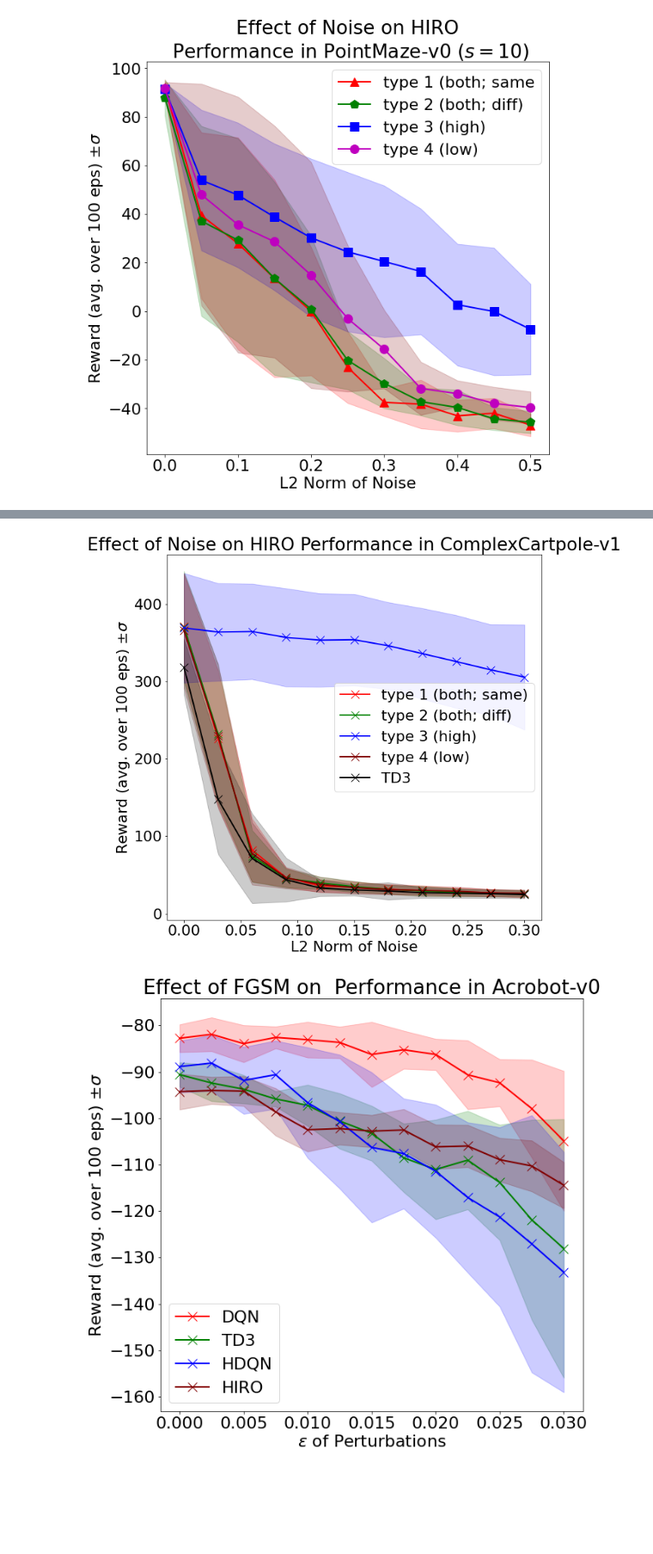
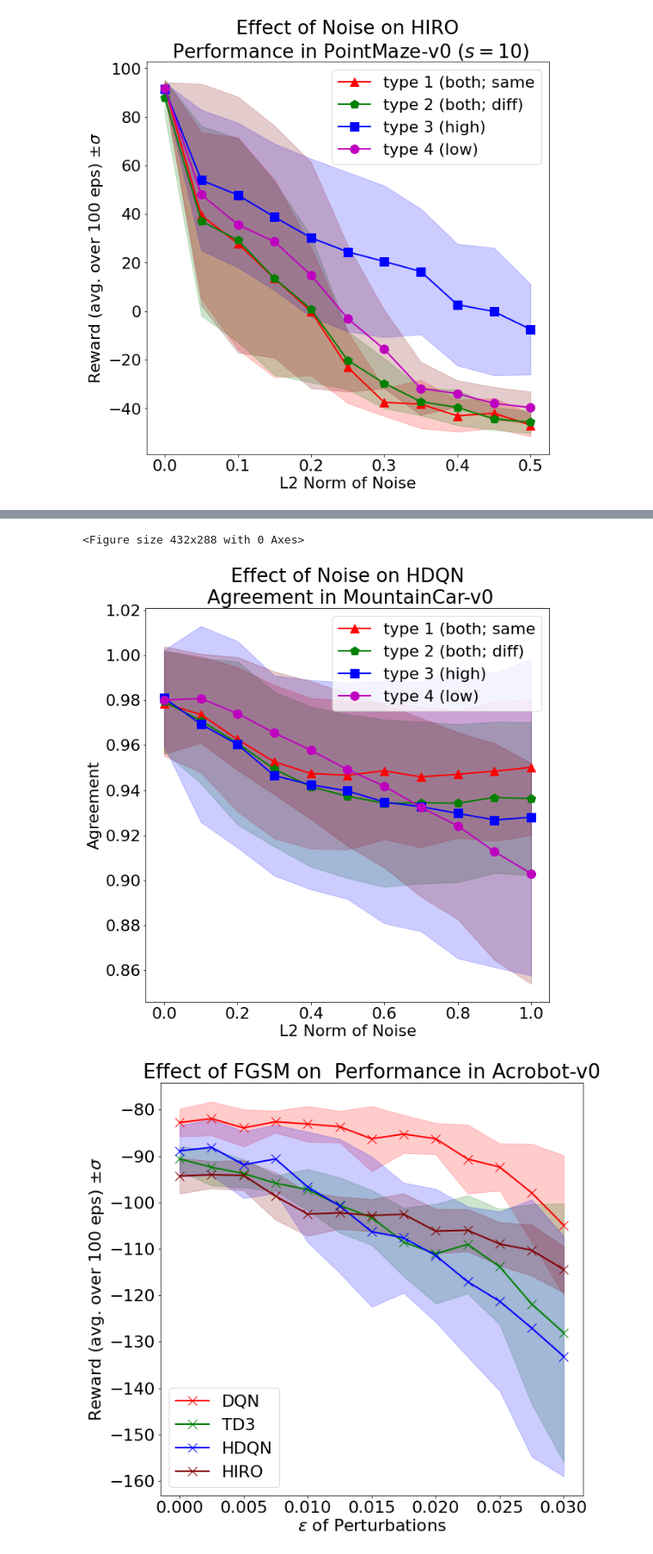
Before and after one commit to Davidobot/adversarial_hrl, a Jupyter notebook: plotting/plotting.ipynb, the cells around one changed output, grey strips where cells are left out. Shown at 86% size. Saved outputs shown, nothing was run; the diff lists cells and outputs as text; code cells hidden in the pictures; blank space fills up the shorter version.

```diff
--- a/plotting/plotting.ipynb
+++ b/plotting/plotting.ipynb
@@ -39,12 +39,12 @@ plt.show()
 # %% [output]
 [figure]
 # %%
-def plot_norms(env_name, attack_type, episodes, model_name="", xlabel=None):
+def plot_norms(env_name, attack_type, episodes, model_name="", xlabel=None, ylabel=None, performance="Performance"):
     plt.figure(2, figsize=(10,10))
 
-    plt.title(f"Effect of {attack_type} on {model_name} Performance in {env_name}")
+    plt.title(f"Effect of {attack_type} on {model_name} {performance} in {env_name}")
     plt.xlabel('L2 Norm of Noise' if xlabel is None else xlabel)
-    plt.ylabel('Reward (avg. over 100 eps) $\pm \sigma$')
+    plt.ylabel('Reward (avg. over 100 eps) $\pm \sigma$' if ylabel is None else ylabel)
 
     for ep, fmt, color, label in episodes:
         x, ys = np.array(list(ep.keys())).astype(np.float), np.array(list(ep.values()))
@@ -358,10 +426,0 @@ plot_norms("PointPush-v0", "Noise", [\
-# %%
-eps = json.load(open(f"pointpush/fgsm_ut/new_hiro_episodes.json"))
-td3_eps = json.load(open(f"pointpush/fgsm_ut/new_td3_episodes.json"))
-
-plot_norms("PointPush-v0", "Untargeted FGSM", [\
-    (eps['both'], "green", "type 1 (both)"),\
-    (eps['goal_only'], "blue", "type 2 (high)"),\
-    (eps['action_only'], "maroon", "type 3 (low)"),\
-    (td3_eps, "black", "TD3"),
-   ], "HIRO\n", "$\\epsilon$")
@@ -408,23 +459,29 @@ plot_norms("PointFall-v0", "Noise", [\
 # %%
 import json
-eps = json.load(open(f"complex_cartpole/noise_agreement/feudal_hiro_episodes.json"))
-td3_eps = json.load(open(f"complex_cartpole/noise_agreement/td3_episodes.json"))
 
-for i in eps.keys():
-    for ii in eps[i].keys():
-        eps[i][ii] = [x[1] for x in eps[i][ii]]
-for i in td3_eps.keys():
-    td3_eps[i] = [x[1] for x in td3_eps[i]]
+kind="agreement"
+for url, title in [("others/acrobot", "Acrobot-v0"), ("others/cartpole", "Cartpole-v1"),\
+                   ("others/car", "MountainCar-v0")]:
+    for ttype, ftype in [("hiro", "HIRO\n"), ( "hdqn", "HDQN\n")]:
+        eps = json.load(open(f"{url}/{kind}/hiro_episodes.json")) if ttype == "hiro" else\
+                        json.load(open(f"{url}/{kind}/hdqn_episodes.json"))
 
-plot_norms("ComplexCartpole-v1", "Noise", [\
-    (eps['both_same'], "red", "type 1 (both; same)"),\
-    (eps['both'], "green", "type 2 (both; diff)"),\
-    (eps['goal_only'], "blue", "type 3 (high)"),\
-    (eps['action_only'], "maroon", "type 4 (low)"),\
-    (td3_eps, "black", "TD3"),\
-   ], "HIRO")
+        for i in eps.keys():
+            for ii in eps[i].keys():
+                eps[i][ii] = [y[0] for y in eps[i][ii]]
+
+        plt.close()
+        plt.tight_layout()
+        plot_norms(title, "Noise", [\
+            (eps['both_same'],  "-r^", "red", "type 1 (both; same"),\
+            (eps['both'], "-gp", "green", "type 2 (both; diff)"),\
+            (eps['goal_only'], "-bs", "blue", "type 3 (high)"),\
+            (eps['action_only'], "-mo", "maroon", "type 4 (low)"),\
+           ], ftype, performance="Agreement", ylabel="Agreement")
+        plt.savefig(f"{url[7:]}_agreement_{ttype}.png", format='png', bbox_inches = "tight")
 # %% [output]
+<Figure size 432x288 with 0 Axes>
-[figure, old version]
+[figure, new version]
 # %%
 import json
 base_url = "acrobot/fgsm_targeted"
```
Also changed, not shown: parts of 7 cells of this notebook.
